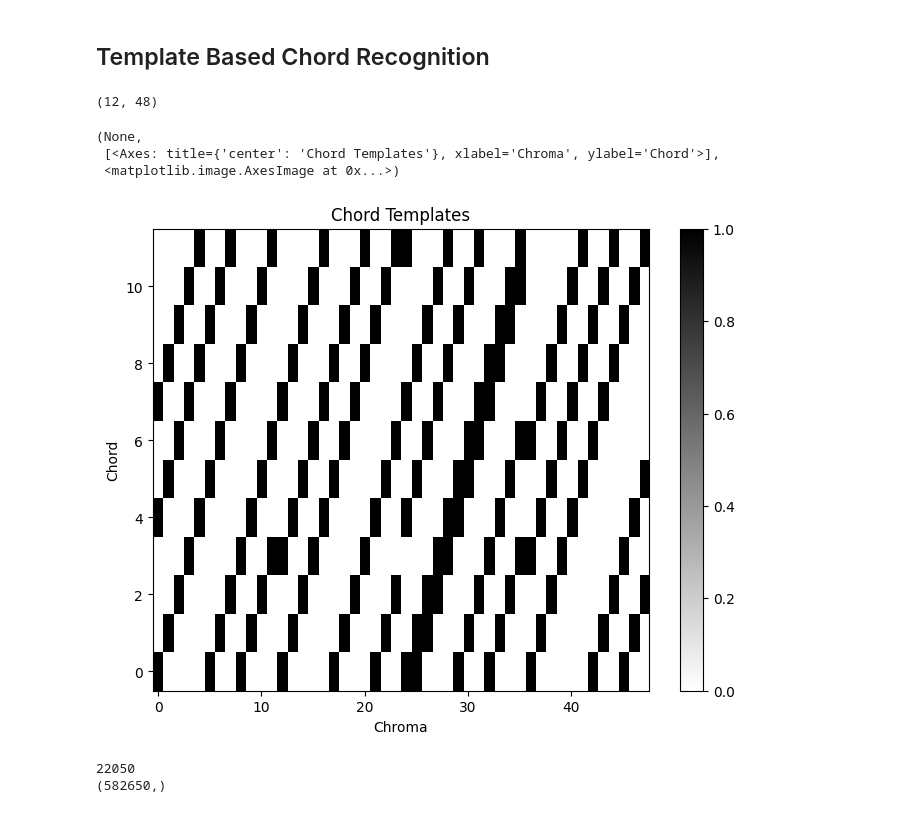
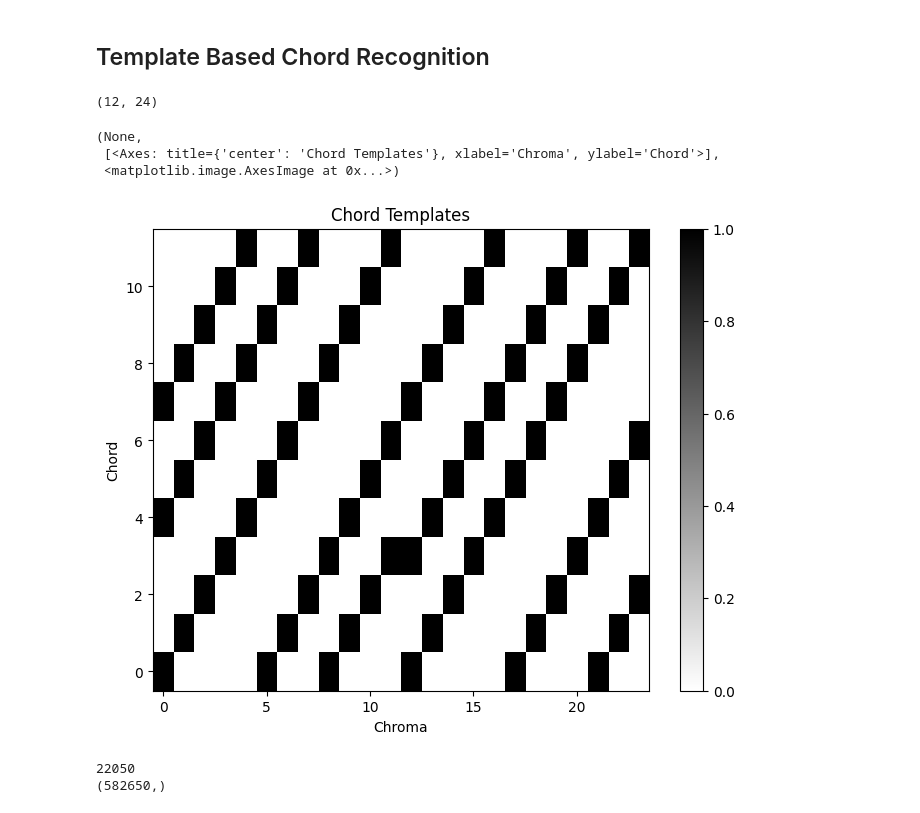
Before and after one commit to Kiro-V/Chord-Recognition, a Jupyter notebook: chord-recognition.ipynb, the cells around one changed output. Drawn from its saved outputs; the diff is of its cells as text; code cells hidden in the pictures.

```diff
--- a/chord-recognition.ipynb
+++ b/chord-recognition.ipynb
@@ -242,15 +32,15 @@ def get_chord_labels_extend(ext_minor='m', nonchord=False):
 # %%
-template = generate_chord_templates_extend()
+template = tm.generate_chord_templates()
 print(template.shape)
 # Plot
 fig, ax = plt.subplots(1, 1, figsize=(8, 6))
 libfmp.b.plot_matrix(template, ax=[ax], xlabel='Chroma', ylabel='Chord', title='Chord Templates', clim=[0, 1])
 # %% [output]
-(12, 48)
+(12, 24)
 (None,
  [<Axes: title={'center': 'Chord Templates'}, xlabel='Chroma', ylabel='Chord'>],
  <matplotlib.image.AxesImage at 0x...>)
-[figure, old version]
+[figure, new version]
 # %%
 # Compute chroma features
 # anti_hero_chord_progression.wave: Amaj, Emaj, Bmaj, C#maj
```
Also changed, not shown: parts of 12 cells of this notebook.
